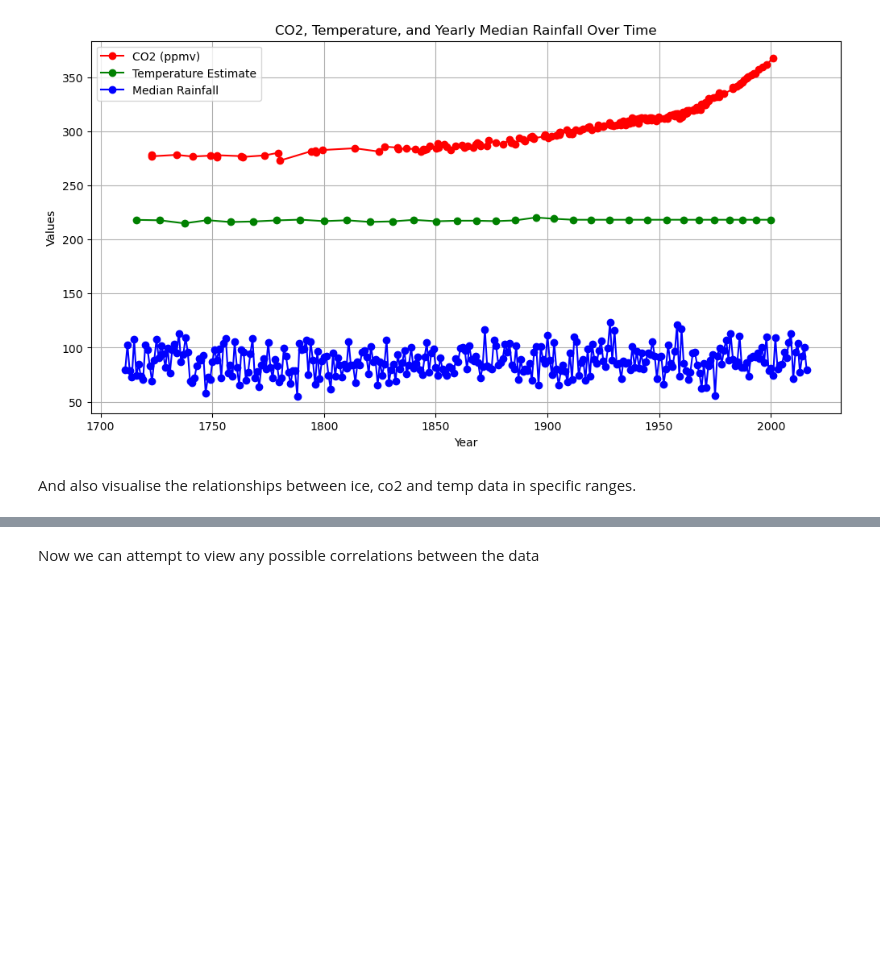
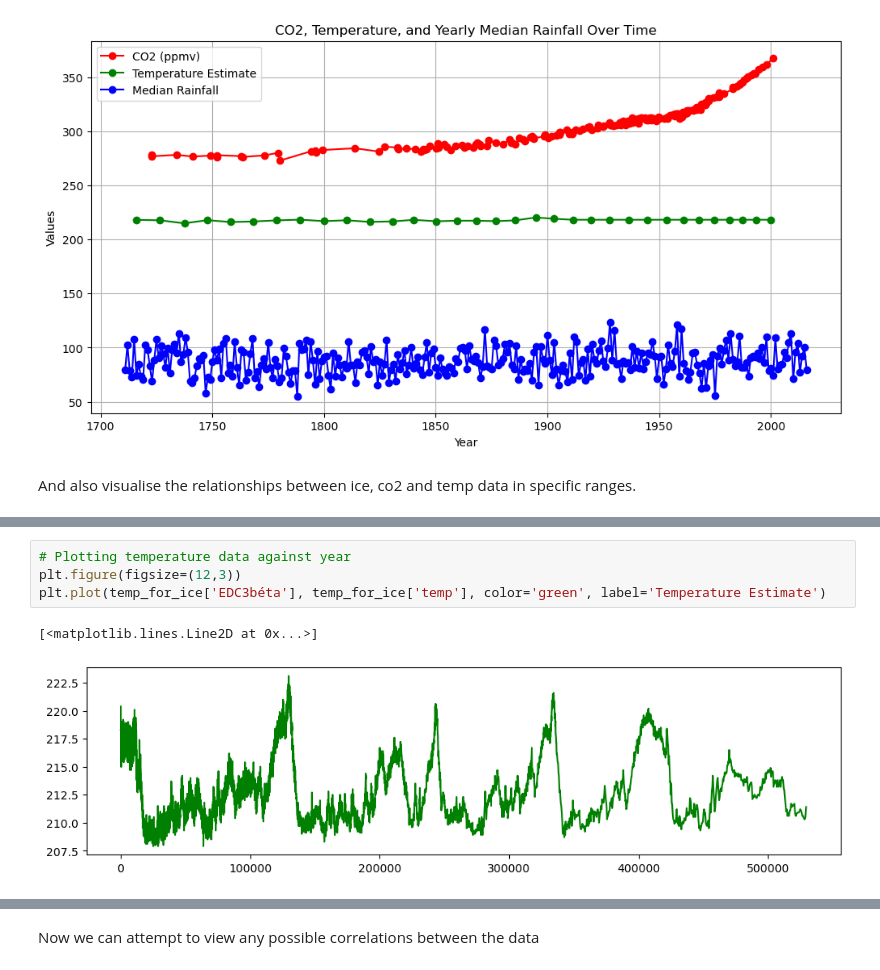
Before and after one commit to nexlanglxm/climate-data-analysis, a Jupyter notebook: project2/project.ipynb, the cells around one changed output, grey strips where cells are left out. Saved outputs shown, nothing was run; the diff lists cells and outputs as text; blank space fills up the shorter version.

```diff
--- a/project2/project.ipynb
+++ b/project2/project.ipynb
@@ -525,0 +533,7 @@ plt.show()
+# %%
+# Plotting temperature data against year
+plt.figure(figsize=(12,3))
+plt.plot(temp_for_ice['EDC3béta'], temp_for_ice['temp'], color='green', label='Temperature Estimate')
+# %% [output]
+[<matplotlib.lines.Line2D at 0x...>]
+[figure, added]
```
Also changed, not shown: parts of 4 cells of this notebook.
